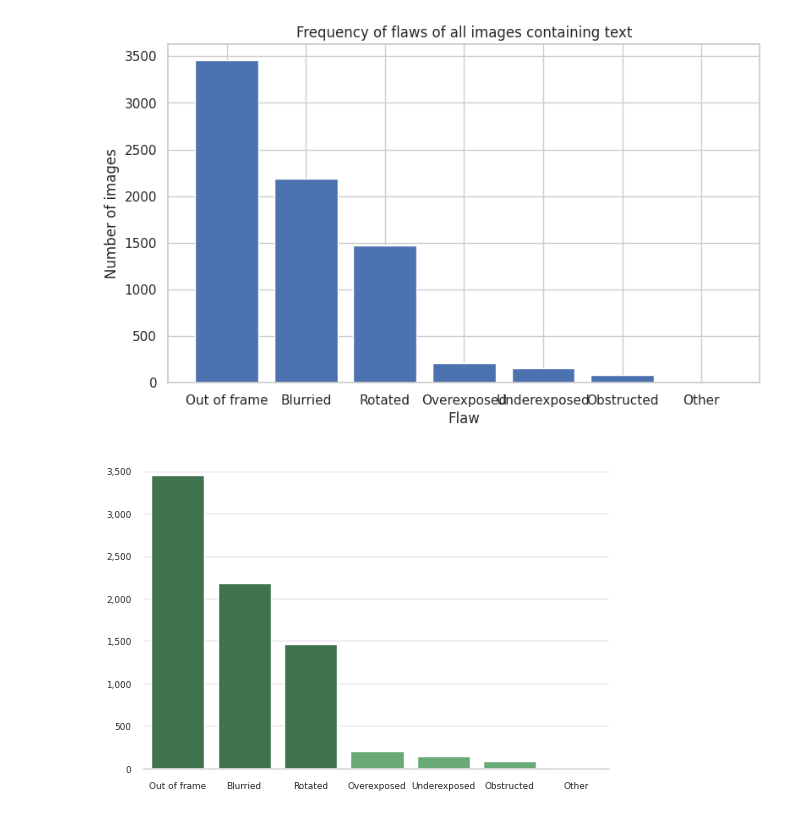
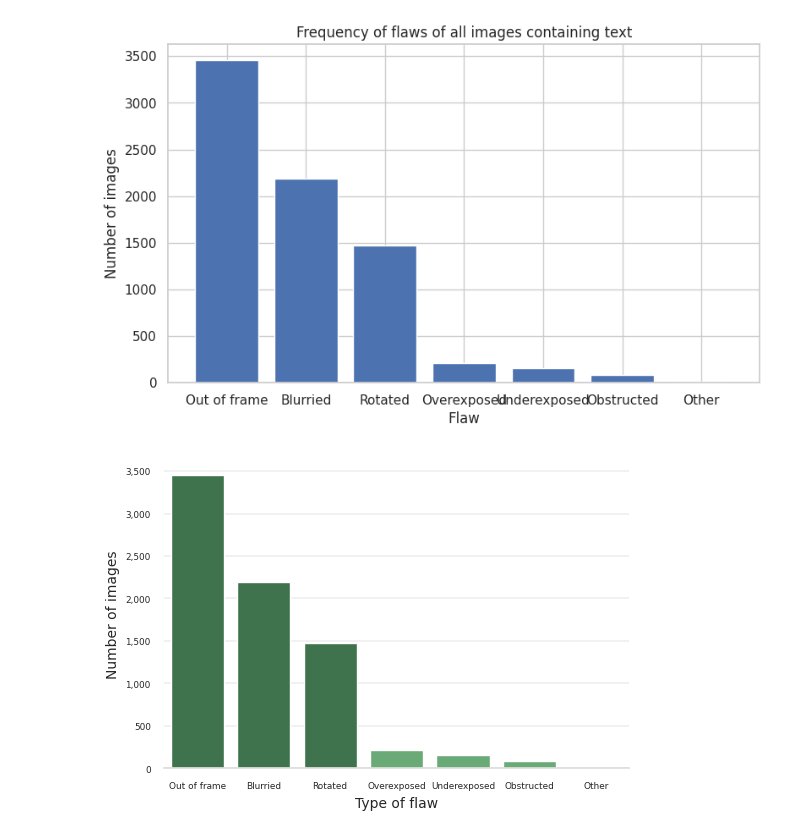
Before and after one commit to arcb01/GED-TFG, a Jupyter notebook: src/nb_2_exploring.ipynb, the cells around one changed output. Cells and saved outputs as stored; diff of their text form; code cells hidden in the pictures.

Commit message:
minor labels plots fix

```diff
--- a/src/nb_2_exploring.ipynb
+++ b/src/nb_2_exploring.ipynb
@@ -297,33 +297,33 @@ import seaborn as sns
 from matplotlib.ticker import FixedLocator, FixedFormatter
 
 fig, ax = plt.subplots(figsize=(6,4))
 
 df = {"flaw-type" : rename_flaws, 'n_images': y_freq}
 pal = sns.color_palette("Greens_d", len(df))
 array = df['n_images']
 rank = [int((max(array)-elem)*len(df)*0.75/(max(array)+1)) for elem in array]
 g = sns.barplot(data=df, x="flaw-type", y='n_images', palette=np.array(pal[::-1])[rank], ax=ax)
 #plt.suptitle('Frequency of flaws in the dataset', fontsize=12, fontweight='bold')
 #plt.title('Which flaws predominate among images that contain text', fontsize=10)
-#plt.xlabel('Type of flaw', fontsize=10)
-#plt.ylabel('Number of images', fontsize=10)
+ax.set_xlabel('Type of flaw', fontsize=10)
+ax.set_ylabel('Number of images', fontsize=10)
 #g.yaxis.set_major_locator(FixedLocator(g.get_yticks()))
 
 # set xticks and yticks labels
 g.set_xticklabels(df['flaw-type'], fontsize=6.4)
 g.set_yticklabels([f"{val:,.0f}" for val in g.get_yticks()], fontsize=6.4)
 g.yaxis.set_major_formatter(FixedFormatter([f"{val:,.0f}" for val in g.get_yticks()]))
 ax.set_axisbelow(True)
 ax.yaxis.grid(color='gray', linewidth=0.15)
 ax.spines['top'].set_visible(False)
 ax.spines['right'].set_visible(False)
 ax.spines['left'].set_visible(False)
 ax.spines['bottom'].set_color('#DDDDDD')
 ax.tick_params(bottom=False, left=False)
 vals = ax.get_xticks()
 
 plt.show()
 
 g.figure.savefig(f'{plts_dir}flaws-freq.png', dpi=300)
 # %% [output]
-[figure, old version]
+[figure, new version]
```
Also changed, not shown: parts of 1 cell of this notebook.
